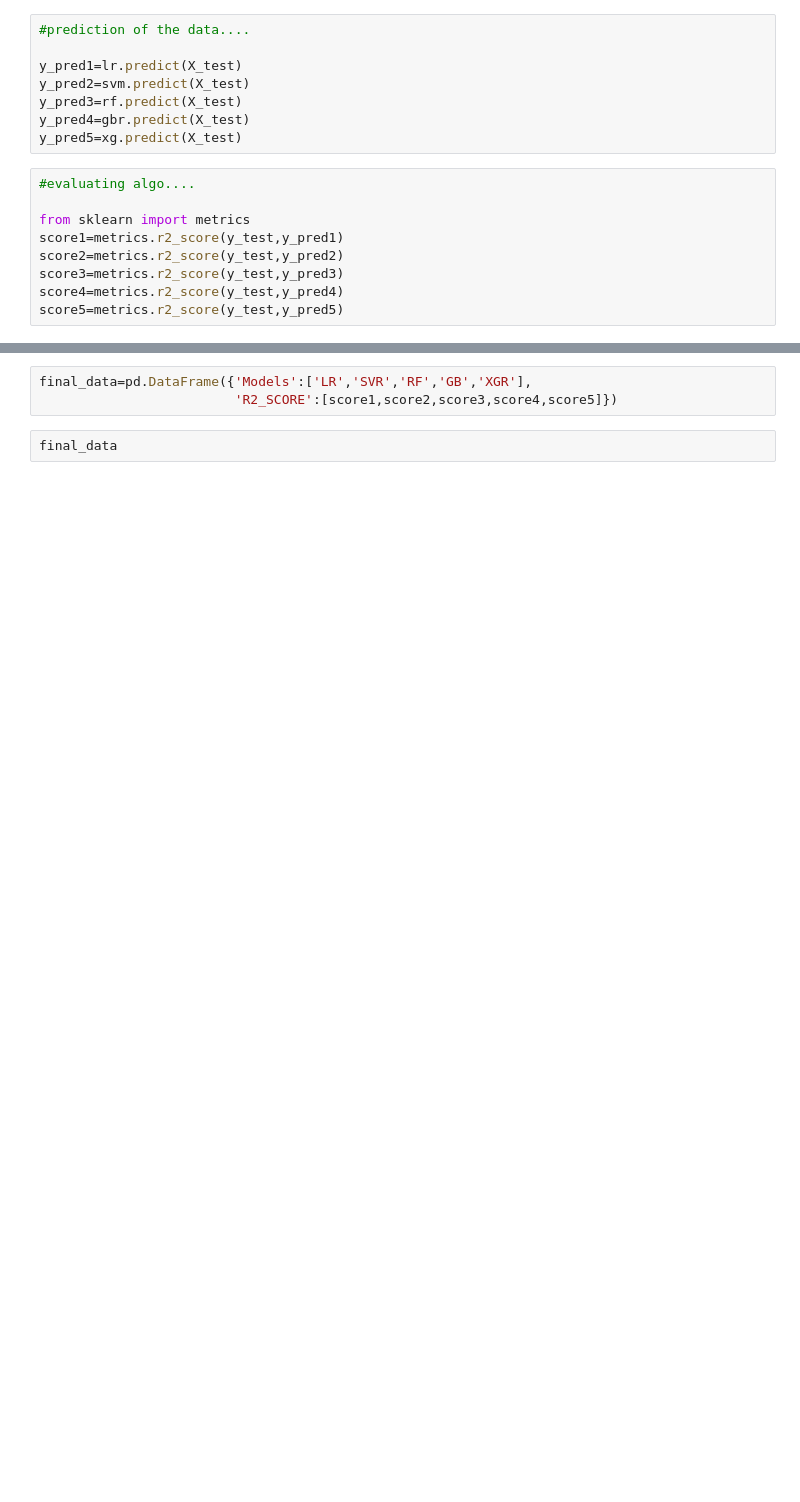
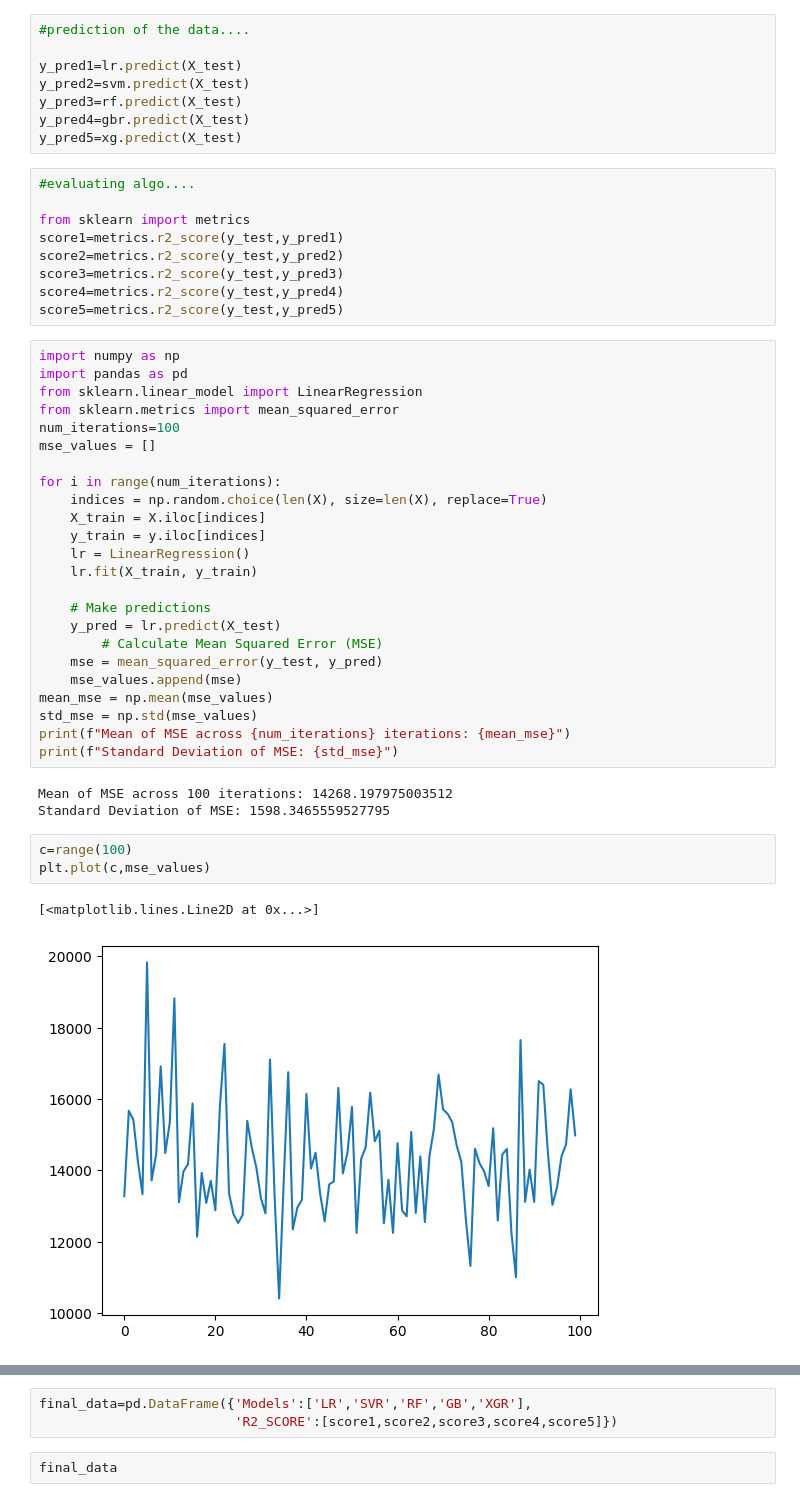
Before and after one commit to Nagasaidhanya/statml-project, a Jupyter notebook: PD.ipynb, the cells around one changed output, grey strips where cells are left out. Cells and saved outputs as stored; diff of their text form; blank space fills up the shorter version.

```diff
--- a/PD.ipynb
+++ b/PD.ipynb
@@ -462,3 +462,36 @@ score2=metrics.r2_score(y_test,y_pred2)
 score3=metrics.r2_score(y_test,y_pred3)
 score4=metrics.r2_score(y_test,y_pred4)
 score5=metrics.r2_score(y_test,y_pred5)
+# %%
+import numpy as np
+import pandas as pd
+from sklearn.linear_model import LinearRegression
+from sklearn.metrics import mean_squared_error
+num_iterations=100
+mse_values = []
+
+for i in range(num_iterations):
+    indices = np.random.choice(len(X), size=len(X), replace=True)
+    X_train = X.iloc[indices]
+    y_train = y.iloc[indices]
+    lr = LinearRegression()
+    lr.fit(X_train, y_train)
+
+    # Make predictions
+    y_pred = lr.predict(X_test)
+        # Calculate Mean Squared Error (MSE)
+    mse = mean_squared_error(y_test, y_pred)
+    mse_values.append(mse)
+mean_mse = np.mean(mse_values)
+std_mse = np.std(mse_values)
+print(f"Mean of MSE across {num_iterations} iterations: {mean_mse}")
+print(f"Standard Deviation of MSE: {std_mse}")
+# %% [output]
+Mean of MSE across 100 iterations: 14268.197975003512
+Standard Deviation of MSE: 1598.3465559527795
+# %%
+c=range(100)
+plt.plot(c,mse_values)
+# %% [output]
+[<matplotlib.lines.Line2D at 0x...>]
+[figure, added]
```
Also changed, not shown: parts of 22 cells of this notebook.
